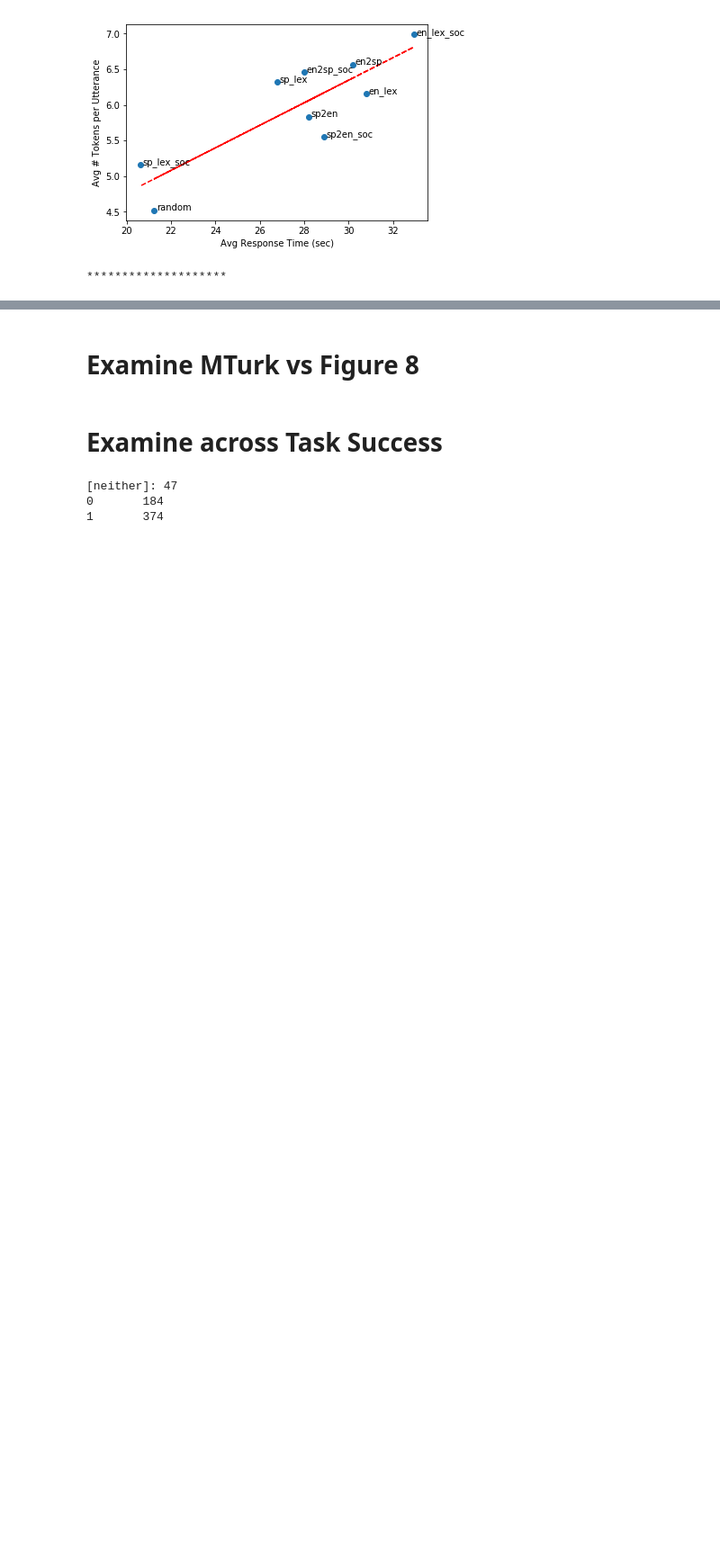
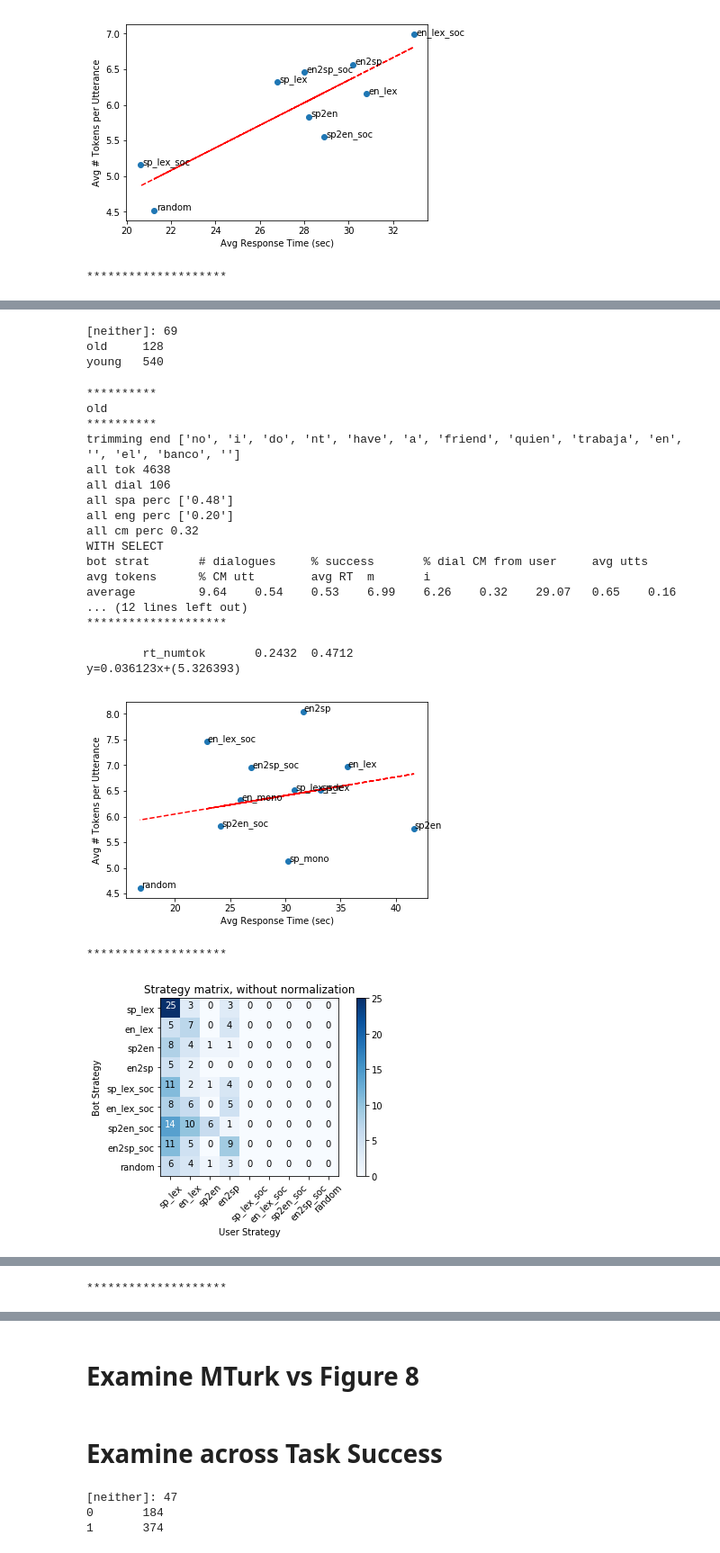
Before and after one commit to emilyahn/codemix, a Jupyter notebook: cocoa_metrics.ipynb, the cells around one changed output, grey strips where cells are left out. Shown at 90% size. Drawn from its saved outputs; the diff is of its cells as text; code cells hidden in the pictures; blank space fills up the shorter version.

```diff
--- a/cocoa_metrics.ipynb
+++ b/cocoa_metrics.ipynb
@@ -417,0 +593,74 @@ cc.viz_cm_style(fix_style_data, is_social=2)
+# %%
+# create dict where key=0/1, value is chat_list
+age_thresh = 35
+# age2chat = defaultdict(list)
+age2chat = {}
+age2chat['young'] = []
+age2chat['old'] = []
+ctr = 0
+for chat_id, chat_dict in fix_data.iteritems():
+    # FIRST ONLY
+#     if chat_id not in first_chatids:
+#         continue
+    try:
+        outcome = int(chat_dict['n10_age'])
+    except:
+        ctr += 1
+        continue
+
+    if outcome > age_thresh:
+        age2chat['old'].append(chat_id)
+    else:
+        age2chat['young'].append(chat_id)
+
+print '[neither]:', ctr
+for outcome, chat_list in age2chat.iteritems():
+    print '{}\t{}'.format(outcome, len(chat_list))
+# %% [output]
+[neither]: 69
+old     128
+young   540
+# %%
+# compare visualizations of styles between Success = 0 or 1
+# intersect success2chat and style2chat chat_id lists
+
+for outcome, out_chat_list in age2chat.iteritems():
+    if outcome == 'o':
+        continue
+    print '*'*10
+    print outcome
+    print '*'*10
+    out_data = {}
+    for style, style_chat_list in fix_style2chat_dict.iteritems():
+#         print '*'*10
+#         print style
+#         print '*'*10
+        chat_list = [chat_id for chat_id in out_chat_list if chat_id in style_chat_list]
+        if not chat_list:
+            print 'OH NO'
+            continue
+        out_data[style] = cc.get_general_cm_metrics(fix_data, param_chat_list=chat_list)
+
+    cc.viz_general(out_data)
+    cc.viz_cm_style(out_data)
+# %% [output]
+**********
+old
+**********
+trimming end ['no', 'i', 'do', 'nt', 'have', 'a', 'friend', 'quien', 'trabaja', 'en', '', 'el', 'banco', '']
+all tok 4638
+all dial 106
+all spa perc ['0.48']
+all eng perc ['0.20']
+all cm perc 0.32
+WITH SELECT
+bot strat       # dialogues     % success       % dial CM from user     avg utts        avg tokens      % CM utt        avg RT  m       i
+average         9.64    0.54    0.53    6.99    6.26    0.32    29.07   0.65    0.16
+... (12 lines left out)
+********************
+
+        rt_numtok       0.2432  0.4712
+y=0.036123x+(5.326393)
+[figure, added]
+********************
+[figure, added]
@@ -417,0 +686 @@ cc.viz_cm_style(fix_style_data, is_social=2)
+********************
```
Also changed, not shown: parts of 28 cells of this notebook, 16 other files.
